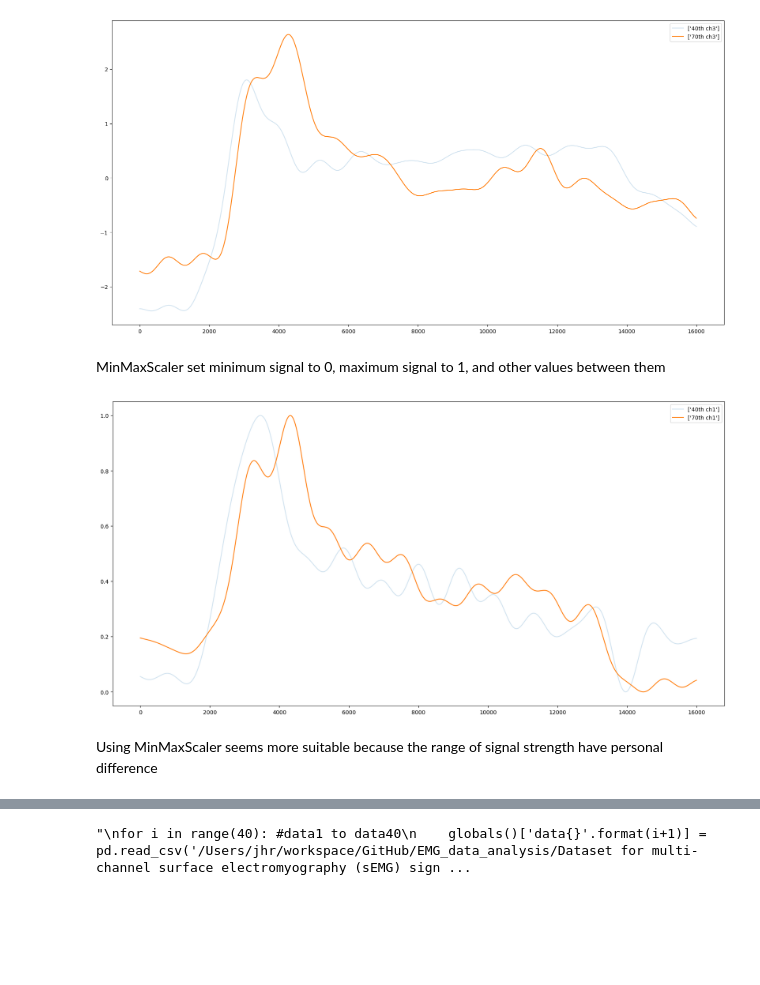
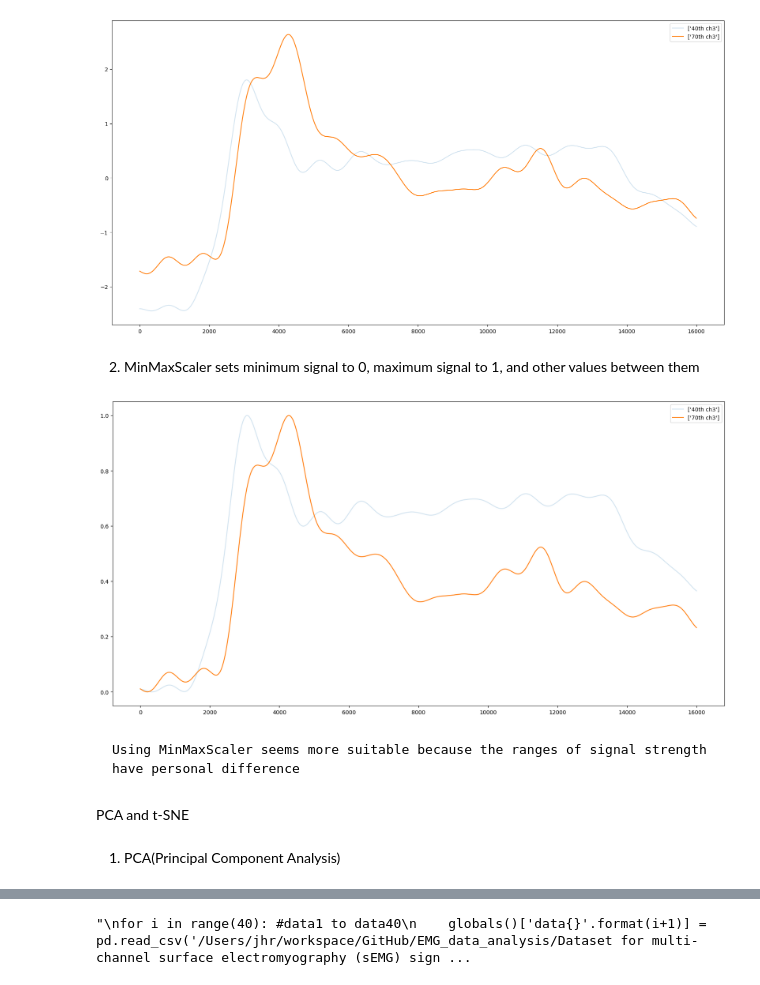
Before and after one commit to greedypelican/EMG_data_analysis, a Jupyter notebook: data_preprocessing.ipynb, the cells around one changed output, grey strips where cells are left out. Saved outputs shown, nothing was run; the diff lists cells and outputs as text; code cells hidden in the pictures; blank space fills up the shorter version.

```diff
--- a/data_preprocessing.ipynb
+++ b/data_preprocessing.ipynb
@@ -116,7 +118,7 @@ plt.show()
 # %% [output]
 [figure]
 # %% [markdown]
-MinMaxScaler set minimum signal to 0, maximum signal to 1, and other values between them
+2. MinMaxScaler sets minimum signal to 0, maximum signal to 1, and other values between them
 # %%
 from sklearn.preprocessing import MinMaxScaler
 minmaxscaler = MinMaxScaler()
@@ -126,13 +128,17 @@ X70_mm = minmaxscaler.fit_transform(Extension_signal_filtered[70])
 # %%
 fig = plt.figure(figsize=(20,10))
 ax = fig.add_subplot(111)
 
-ax.plot(X40_mm[:,0],label=['40th '+col_names[0]],alpha=0.2)
-ax.plot(X70_mm[:,0],label=['70th '+col_names[0]])
+ax.plot(X40_mm[:,2],label=['40th '+col_names[2]],alpha=0.2)
+ax.plot(X70_mm[:,2],label=['70th '+col_names[2]])
 
 plt.legend()
 plt.show()
 # %% [output]
-[figure, old version]
+[figure, new version]
 # %% [markdown]
-Using MinMaxScaler seems more suitable because the range of signal strength have personal difference
+    Using MinMaxScaler seems more suitable because the ranges of signal strength have personal difference
+# %% [markdown]
+PCA and t-SNE
+# %% [markdown]
+1. PCA(Principal Component Analysis)
```
Also changed, not shown: parts of 13 cells of this notebook.
